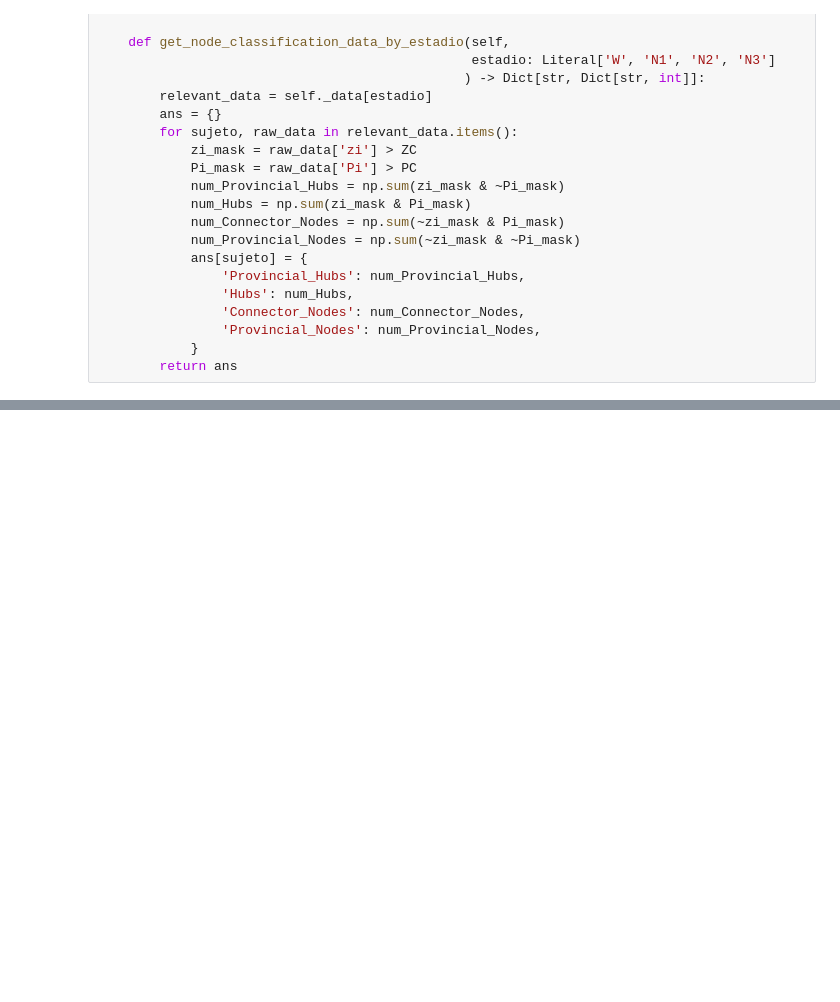
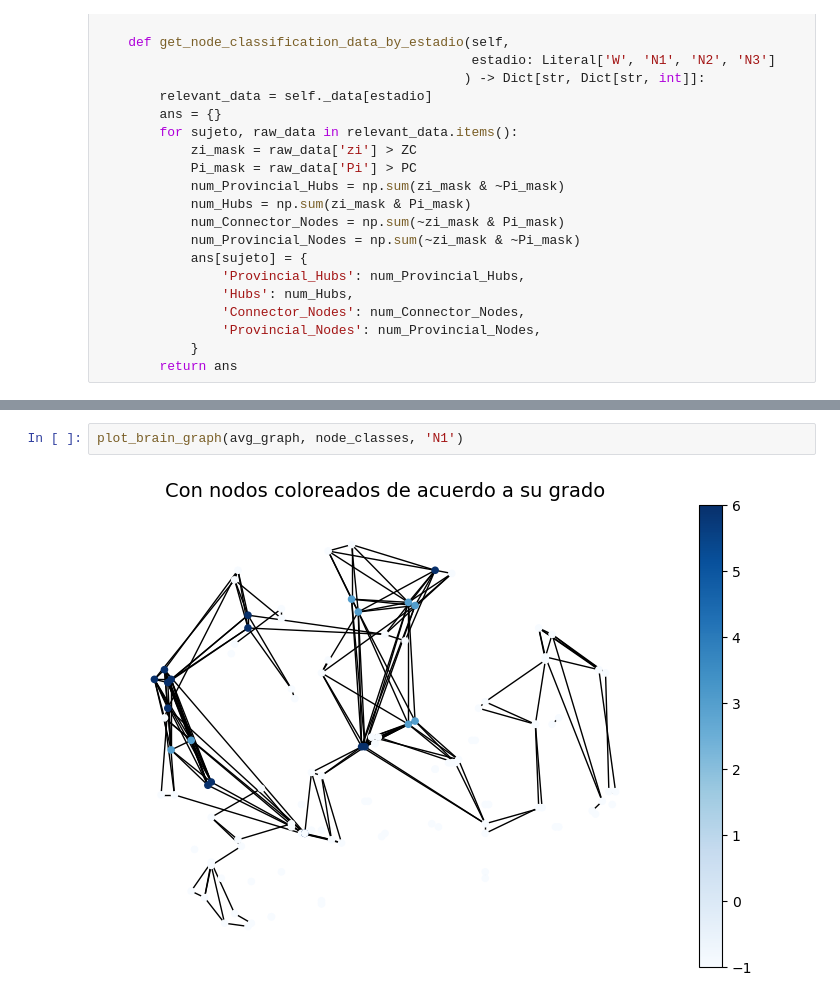
Before and after one commit to Nesterov-iurii/DMCyT, a Jupyter notebook: TP2_opc3.ipynb, the cells around one changed output, grey strips where cells are left out. Cells and saved outputs as stored; diff of their text form; blank space fills up the shorter version.

```diff
--- a/TP2_opc3.ipynb
+++ b/TP2_opc3.ipynb
@@ -197,0 +396,4 @@ avg_graphs[0]['W'].shape
+# %%
+plot_brain_graph(avg_graph, node_classes, 'N1')
+# %% [output]
+[figure, added]
```
Also changed, not shown: parts of 19 cells of this notebook.
